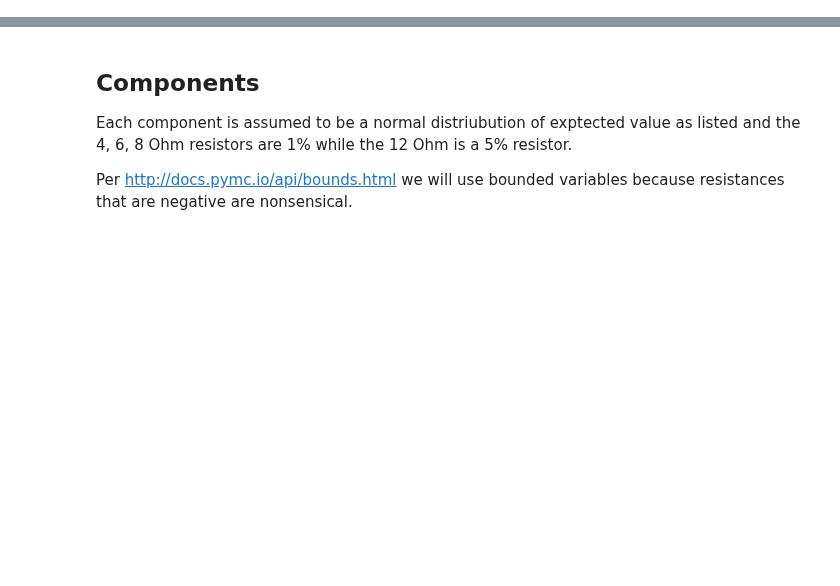
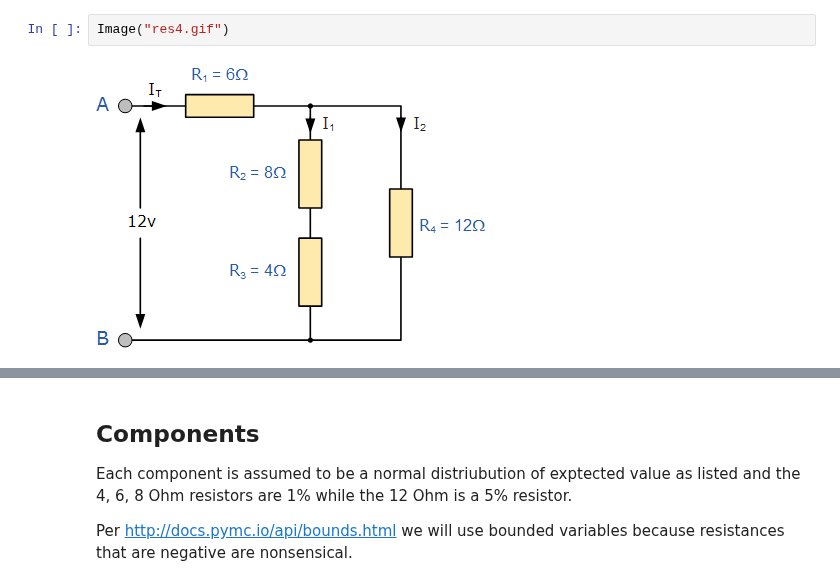
Before and after one commit to balarsen/pymc_learning, a Jupyter notebook: Circuits/Resistance 1.ipynb, the cells around one changed output, grey strips where cells are left out. Drawn from its saved outputs; the diff is of its cells as text; blank space fills up the shorter version.

```diff
--- a/Circuits/Resistance 1.ipynb
+++ b/Circuits/Resistance 1.ipynb
@@ -1 +6,5 @@
+# %%
+Image("res4.gif")
+# %% [output]
+[figure, added]
 # %% [markdown]
```
Also changed, not shown: parts of 11 cells of this notebook.
